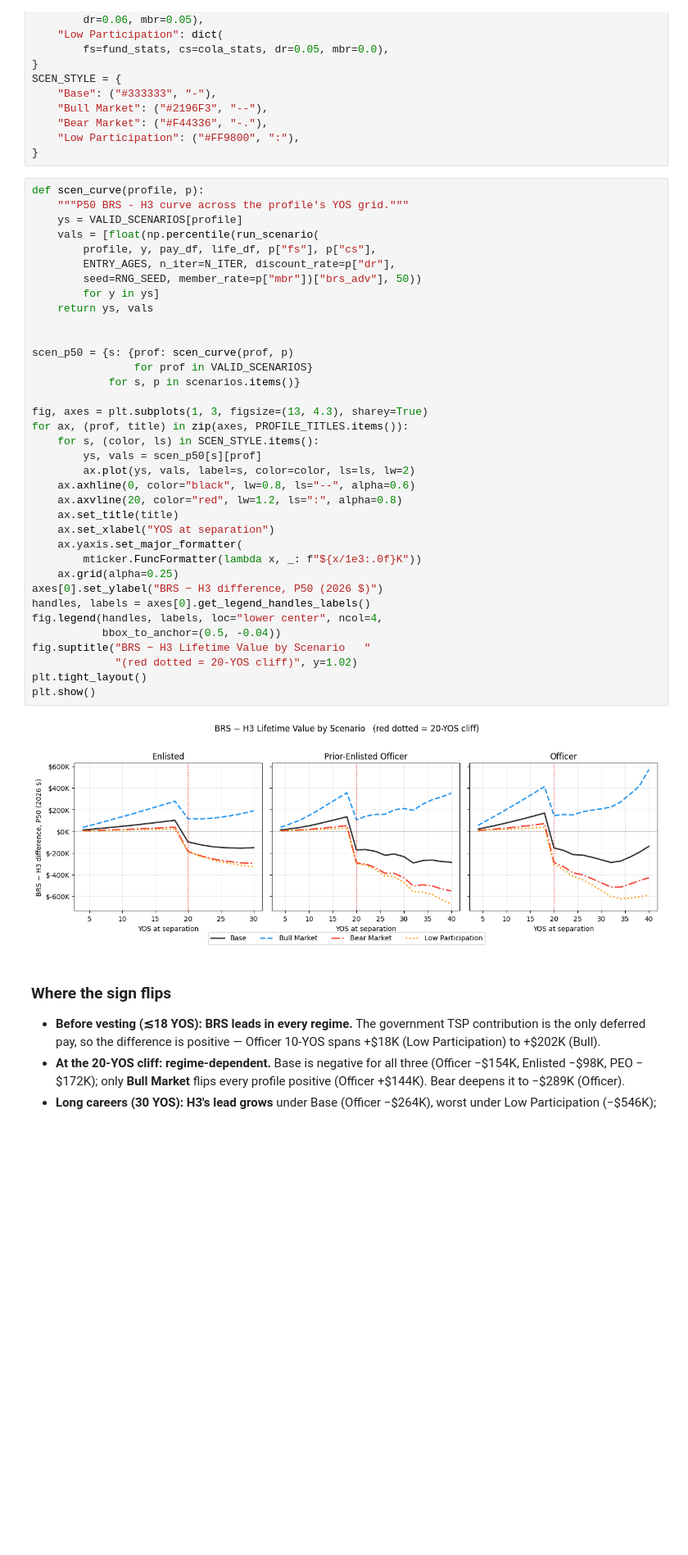
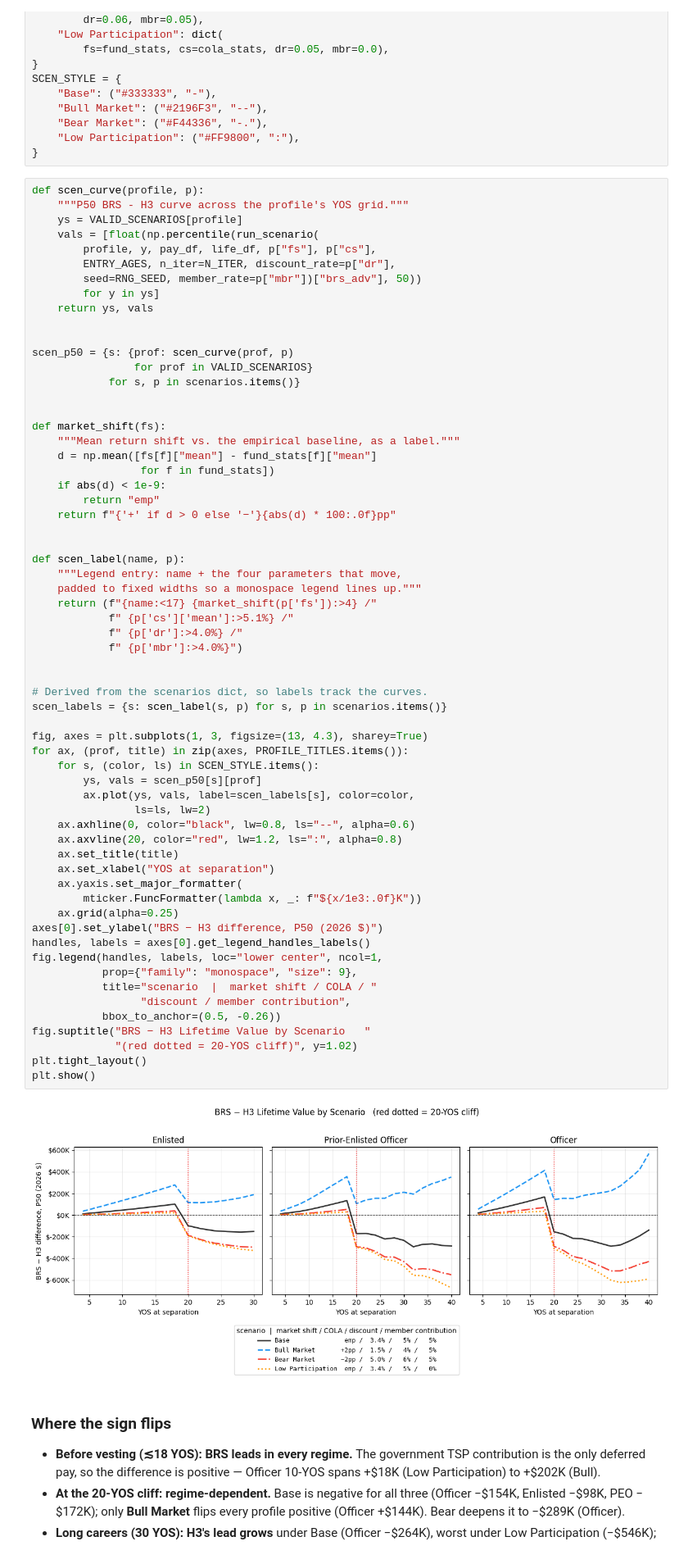
Before and after one commit to sgelety/military-retirement-monte-carlo, a Jupyter notebook: notebooks/05_sensitivity_analysis.ipynb, the cells around one changed output. Shown at 82% size. Cells and saved outputs as stored; diff of their text form; blank space fills up the shorter version.

```diff
--- a/notebooks/05_sensitivity_analysis.ipynb
+++ b/notebooks/05_sensitivity_analysis.ipynb
@@ -308,37 +308,63 @@ def scen_curve(profile, p):
     vals = [float(np.percentile(run_scenario(
         profile, y, pay_df, life_df, p["fs"], p["cs"],
         ENTRY_AGES, n_iter=N_ITER, discount_rate=p["dr"],
         seed=RNG_SEED, member_rate=p["mbr"])["brs_adv"], 50))
         for y in ys]
     return ys, vals
 
 
 scen_p50 = {s: {prof: scen_curve(prof, p)
                 for prof in VALID_SCENARIOS}
             for s, p in scenarios.items()}
 
+
+def market_shift(fs):
+    """Mean return shift vs. the empirical baseline, as a label."""
+    d = np.mean([fs[f]["mean"] - fund_stats[f]["mean"]
+                 for f in fund_stats])
+    if abs(d) < 1e-9:
+        return "emp"
+    return f"{'+' if d > 0 else '−'}{abs(d) * 100:.0f}pp"
+
+
+def scen_label(name, p):
+    """Legend entry: name + the four parameters that move,
+    padded to fixed widths so a monospace legend lines up."""
+    return (f"{name:<17} {market_shift(p['fs']):>4} /"
+            f" {p['cs']['mean']:>5.1%} /"
+            f" {p['dr']:>4.0%} /"
+            f" {p['mbr']:>4.0%}")
+
+
+# Derived from the scenarios dict, so labels track the curves.
+scen_labels = {s: scen_label(s, p) for s, p in scenarios.items()}
+
 fig, axes = plt.subplots(1, 3, figsize=(13, 4.3), sharey=True)
 for ax, (prof, title) in zip(axes, PROFILE_TITLES.items()):
     for s, (color, ls) in SCEN_STYLE.items():
         ys, vals = scen_p50[s][prof]
-        ax.plot(ys, vals, label=s, color=color, ls=ls, lw=2)
+        ax.plot(ys, vals, label=scen_labels[s], color=color,
+                ls=ls, lw=2)
     ax.axhline(0, color="black", lw=0.8, ls="--", alpha=0.6)
     ax.axvline(20, color="red", lw=1.2, ls=":", alpha=0.8)
     ax.set_title(title)
     ax.set_xlabel("YOS at separation")
     ax.yaxis.set_major_formatter(
         mticker.FuncFormatter(lambda x, _: f"${x/1e3:.0f}K"))
     ax.grid(alpha=0.25)
 axes[0].set_ylabel("BRS − H3 difference, P50 (2026 $)")
 handles, labels = axes[0].get_legend_handles_labels()
-fig.legend(handles, labels, loc="lower center", ncol=4,
-           bbox_to_anchor=(0.5, -0.04))
+fig.legend(handles, labels, loc="lower center", ncol=1,
+           prop={"family": "monospace", "size": 9},
+           title="scenario  |  market shift / COLA / "
+                 "discount / member contribution",
+           bbox_to_anchor=(0.5, -0.26))
 fig.suptitle("BRS − H3 Lifetime Value by Scenario   "
              "(red dotted = 20-YOS cliff)", y=1.02)
 plt.tight_layout()
 plt.show()
 # %% [output]
-[figure, old version]
+[figure, new version]
 # %% [markdown]
 ### Where the sign flips
 
```
Also changed, not shown: parts of 12 cells of this notebook, 1 other file.
